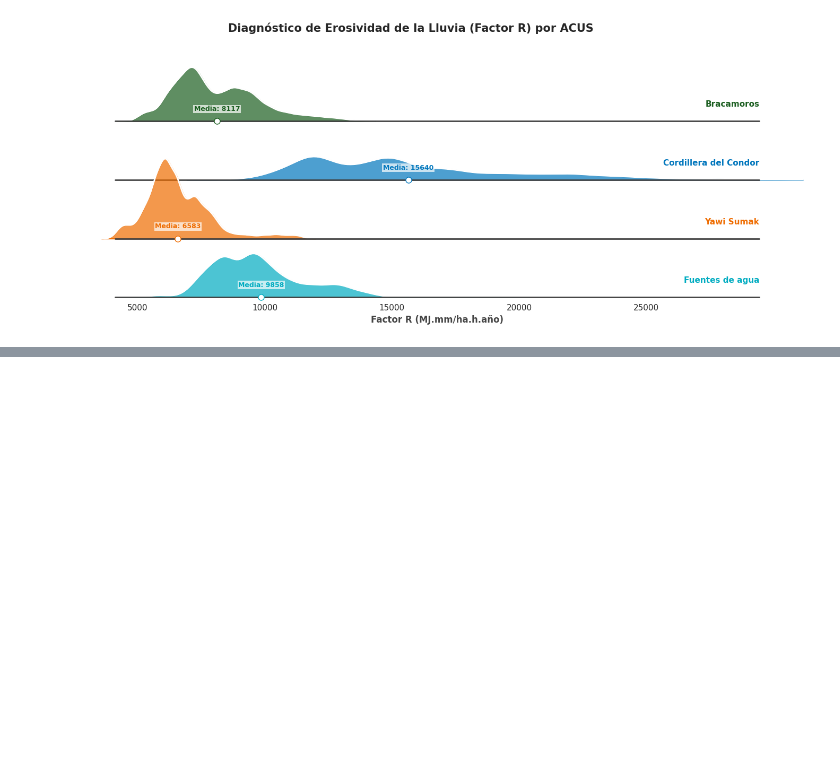
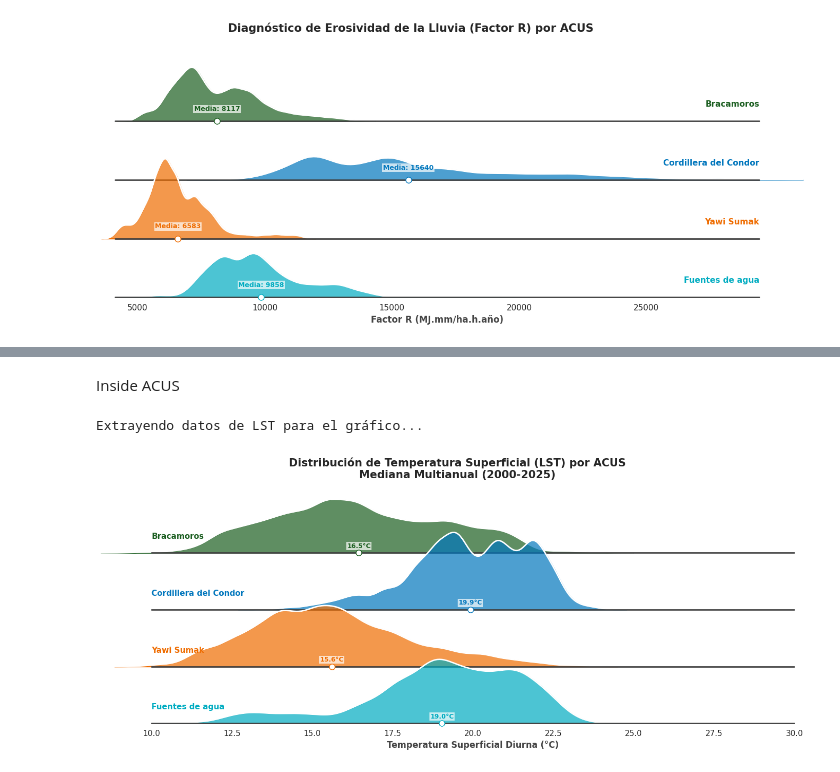
Before and after one commit to daningMontano/ACUS_ECOSYSTEM_FUNCTION_ZCH, a Jupyter notebook: Notebooks/Init_biophysical_charact/1_Base_line.ipynb, the cells around one changed output, grey strips where cells are left out. Saved outputs shown, nothing was run; the diff lists cells and outputs as text; code cells hidden in the pictures; blank space fills up the shorter version.

Commit message:
Se empieza temperatura superficial con landsat

```diff
--- a/Notebooks/Init_biophysical_charact/1_Base_line.ipynb
+++ b/Notebooks/Init_biophysical_charact/1_Base_line.ipynb
@@ -60,12 +83,0 @@ openland_precip = ee.Image("OpenLandMap/CLM/CLM_PRECIPITATION_SM2RAIN_M/v01")
-# %%
-# Cargar colección de imágenes MODIS - Temperatura superficial (LST)
-# MOD11A2: 8-day composite of Land Surface Temperature
-# Bandas: LST_Day_1km, LST_Night_1km, QC_Day, QC_Night
-
-start_date = '2025-01-01'
-end_date = '2025-12-31'
-
-# Cargar MODIS LST
-modis_lst = ee.ImageCollection('MODIS/061/MOD11A2') \
-    .filterDate(start_date, end_date) \
-    .select(['LST_Day_1km', 'LST_Night_1km', 'QC_Day', 'QC_Night'])
@@ -1666,0 +1784,66 @@ plt.show()
+# %% [markdown]
+Inside ACUS
+# %%
+# 1. EXTRACCIÓN DE DATOS DE LST (Google Earth Engine)
+# Usamos la mediana de LST diurna en Celsius (lst_celsius) calculada previamente
+nombres_categorias = acus.aggregate_array('Nombre').distinct().getInfo()
+all_lst_data = []
+
+print("Extrayendo datos de LST para el gráfico...")
+for nombre in nombres_categorias:
+    subset = acus.filter(ee.Filter.eq('Nombre', nombre))
+    # Extraer valores de píxeles (escala 1km para MODIS LST)
+    values_list = lst_celsius.reduceRegion(
+        reducer=ee.Reducer.toList(),
+        geometry=subset.geometry(),
+        scale=1000,
+        maxPixels=1e8
+    ).get('LST_Day_1km').getInfo()
+
+    if values_list and len(values_list) > 0:
+        df_temp = pd.DataFrame({'LST': values_list, 'ACUS': nombre})
+        all_lst_data.append(df_temp)
+
+if len(all_lst_data) > 0:
+    df_plot_lst = pd.concat(all_lst_data, ignore_index=True)
+
+    # 2. DISEÑO DE LA VISUALIZACIÓN (Ridgeline Plot)
+    sns.set_theme(style="white", rc={"axes.facecolor": (0, 0, 0, 0)})
+    custom_colors = ['#1B5E20', '#0277BD', '#EF6C00', '#00ACC1']
+
+    g = sns.FacetGrid(df_plot_lst, row="ACUS", hue="ACUS", aspect=9, height=1.5, palette=custom_colors)
+
+    # Mapeo de densidades (KDE)
+    g.map(sns.kdeplot, "LST", bw_adjust=.6, clip_on=False, fill=True, alpha=0.7, linewidth=1.5)
+    g.map(sns.kdeplot, "LST", clip_on=False, color="white", lw=2, bw_adjust=.6)
+    g.map(plt.axhline, y=0, lw=2, clip_on=False, color="#444444")
+
+    # 3. FUNCIÓN DE ETIQUETADO
+    def annotate_lst(x, color, label):
+        ax = plt.gca()
+        curr_mean = x.mean()
+        ax.text(0, 0.2, label, fontweight="bold", color=color,
+                ha="left", va="center", transform=ax.transAxes, fontsize=11)
+        ax.plot([curr_mean], [0], marker='o', color='white', markeredgecolor=color,
+                markersize=8, zorder=10, clip_on=False)
+        ax.text(curr_mean, 0.01, f'{curr_mean:.1f}°C', color=color, fontweight='bold',
+                ha="center", va="bottom", fontsize=9,
+                bbox=dict(facecolor='white', alpha=0.7, edgecolor='none', pad=1))
+
+    g.map(annotate_lst, "LST")
+
+    # 4. REFINAMIENTO
+    g.fig.subplots_adjust(hspace=-.3)
+    g.set_titles("")
+    g.set(yticks=[], ylabel="", xlim=(10, 30))
+    g.despine(bottom=True, left=True)
+
+    plt.xlabel("Temperatura Superficial Diurna (°C)", fontsize=12, fontweight='bold', color='#444444')
+    plt.suptitle('Distribución de Temperatura Superficial (LST) por ACUS\nMediana Multianual (2000-2025)',
+                 fontsize=15, fontweight='bold', y=0.98)
+    plt.show()
+else:
+    print("No se encontraron datos para generar el gráfico de LST.")
+# %% [output]
+Extrayendo datos de LST para el gráfico...
+[figure, added]
```
Also changed, not shown: parts of 23 cells of this notebook.
